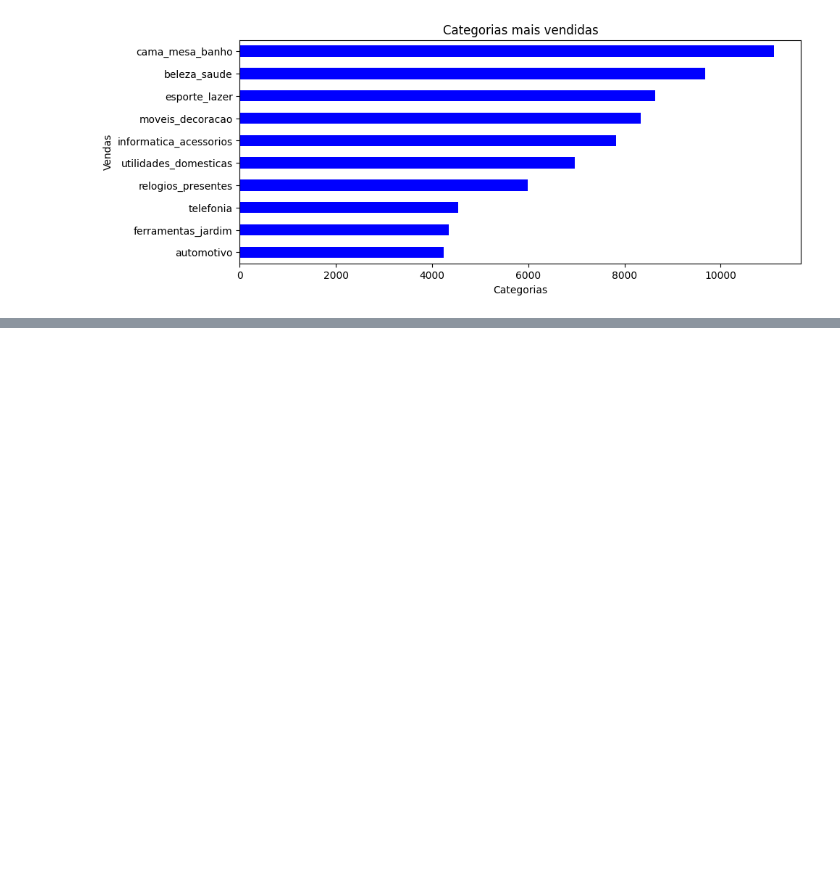
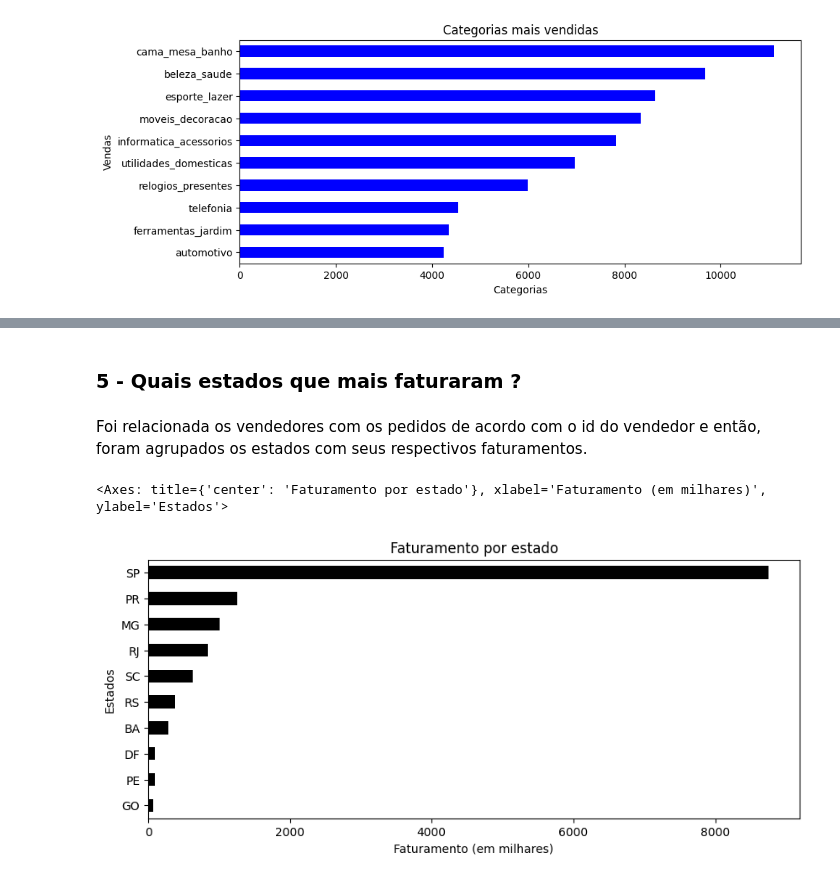
Before and after one commit to OtavioSotnas/Project-Pandas, a Jupyter notebook: src/apresentacao_trabalho.ipynb, the cells around one changed output, grey strips where cells are left out. Saved outputs shown, nothing was run; the diff lists cells and outputs as text; code cells hidden in the pictures; blank space fills up the shorter version.

```diff
--- a/src/apresentacao_trabalho.ipynb
+++ b/src/apresentacao_trabalho.ipynb
@@ -642,0 +863,16 @@ order_items['product_id'].value_counts(True).head(10)
+# %% [markdown]
+### **5 - Quais estados que mais faturaram ?**
+# %% [markdown]
+Foi relacionada os vendedores com os pedidos de acordo com o id do vendedor e então, foram agrupados os estados com seus respectivos faturamentos.
+# %%
+vendedores_com_vendas = pd.merge(order_items, sellers, on='seller_id')
+faturamento_estados = vendedores_com_vendas.groupby('seller_state')['price'].sum()
+faturamento_estados_milhar = faturamento_estados/1000
+faturamento_estados_milhar.sort_values().tail(10).\
+plot(
+    kind='barh', figsize=(10,4), xlabel='Faturamento (em milhares)', ylabel='Estados', color='black',
+    title='Faturamento por estado'
+    )
+# %% [output]
+<Axes: title={'center': 'Faturamento por estado'}, xlabel='Faturamento (em milhares)', ylabel='Estados'>
+[figure, added]
```
Also changed, not shown: parts of 56 cells of this notebook.
